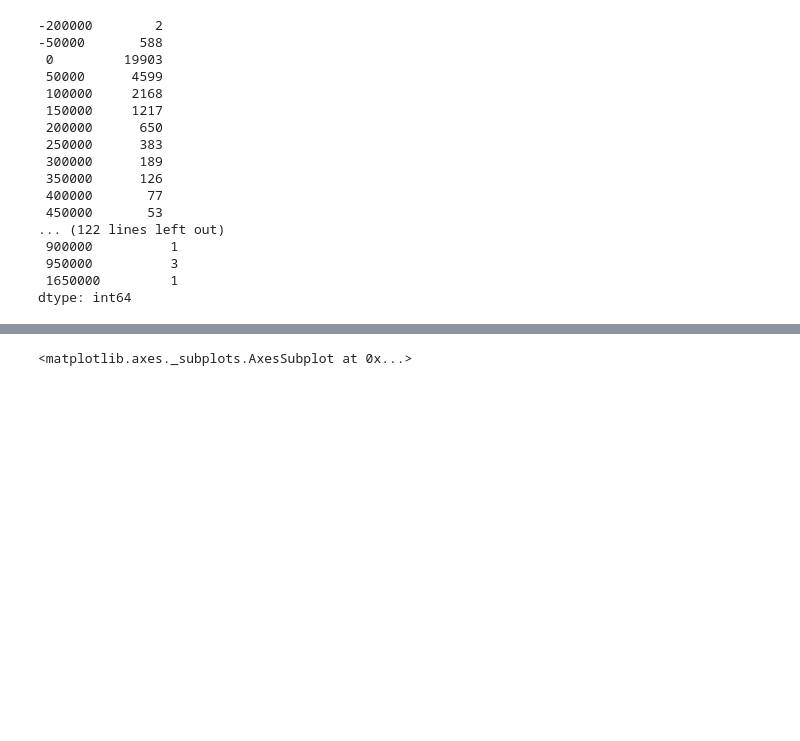
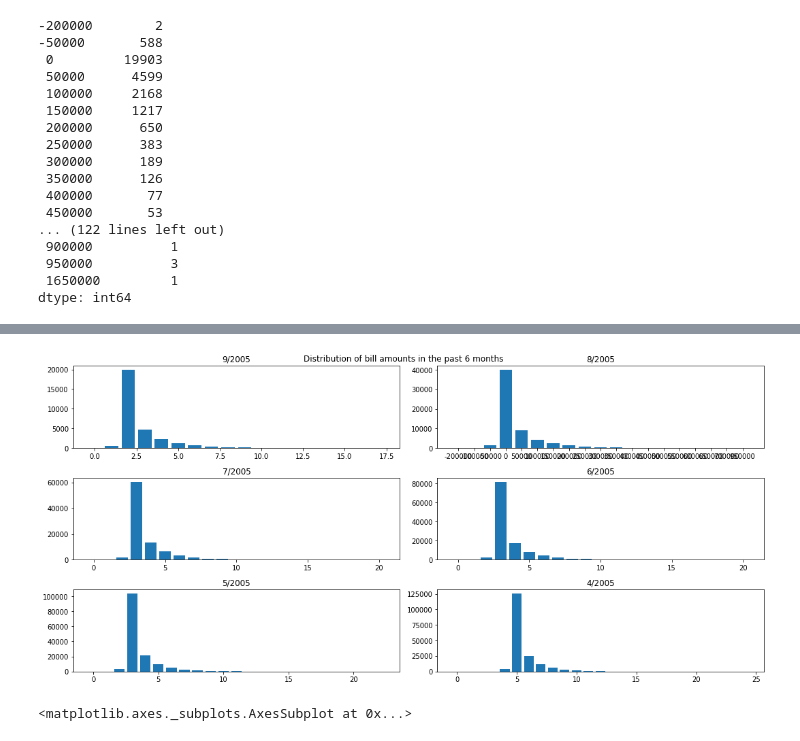
Before and after one commit to dfarkins/Springboard, a Jupyter notebook: Capstone 1 project/python 3 Credit Card Defaults.ipynb, the cells around one changed output, grey strips where cells are left out. Cells and saved outputs as stored; diff of their text form; code cells hidden in the pictures; blank space fills up the shorter version.

```diff
--- a/Capstone 1 project/python 3 Credit Card Defaults.ipynb
+++ b/Capstone 1 project/python 3 Credit Card Defaults.ipynb
@@ -349,3 +381,39 @@ Text(0.5, 1.0, '4/2005')
+# %%
+#another suggested way
+#trying another method (plot verus bar)
+
+fig = plt.figure(figsize=(15, 7))
+plt.suptitle('Distribution of bill amounts in the past 6 months')
+
+plt.subplot(321)
+plt.bar(range(len(b1.values)), b1.values)
+
+plt.title("9/2005")
+
+plt.subplot(322)
+plt.bar(range(len(b2.values)), b2.values)
+plt.xticks(range(len(b2.values)), b2.index)
+plt.title("8/2005")
+
+plt.subplot(323)
+plt.bar(range(len(b3.values)), b3.values)
+plt.title("7/2005")
+
+plt.subplot(324)
+plt.bar(range(len(b4.values)), b4.values)
+plt.title("6/2005")
+
+plt.subplot(325)
+plt.bar(range(len(b5.values)), b5.values)
+plt.title("5/2005")
+
+plt.subplot(326)
+plt.bar(range(len(b6.values)), b6.values)
+plt.title("4/2005")
+
+plt.tight_layout()
+# %% [output]
+[figure, added]
 # %%
 b.plot(kind = "hist", title = "Distribution of Bill Amounts")
 # %% [output]
```
Also changed, not shown: parts of 12 cells of this notebook.
